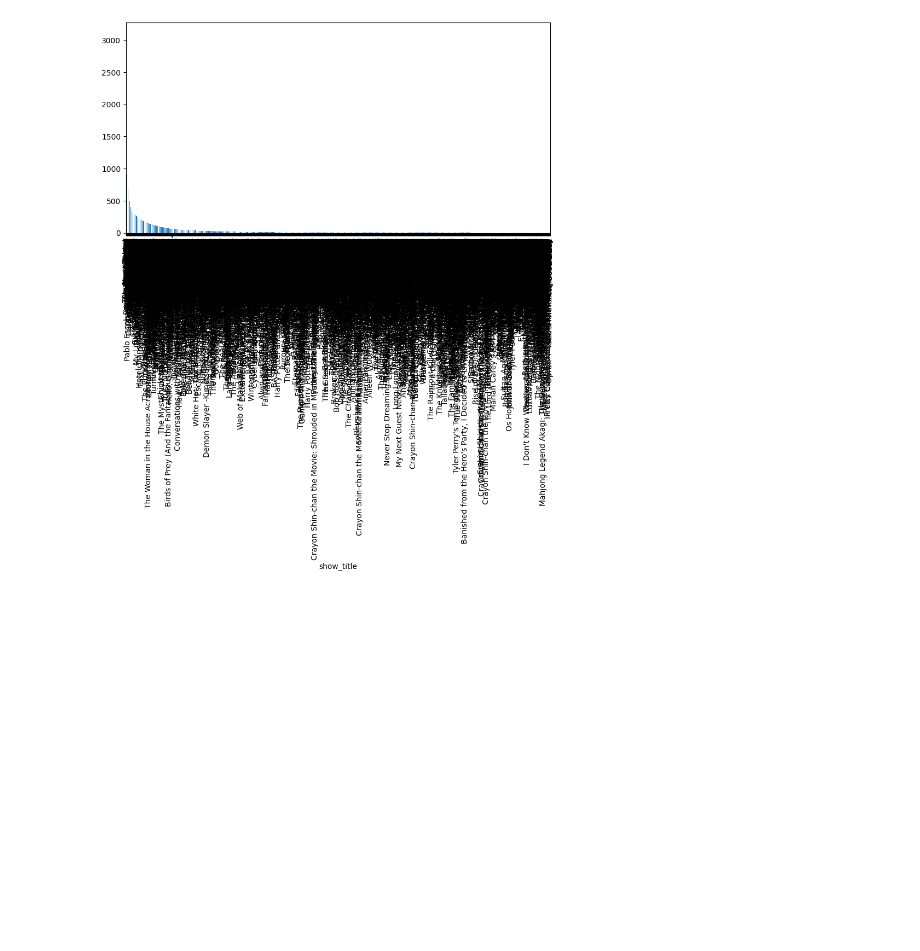
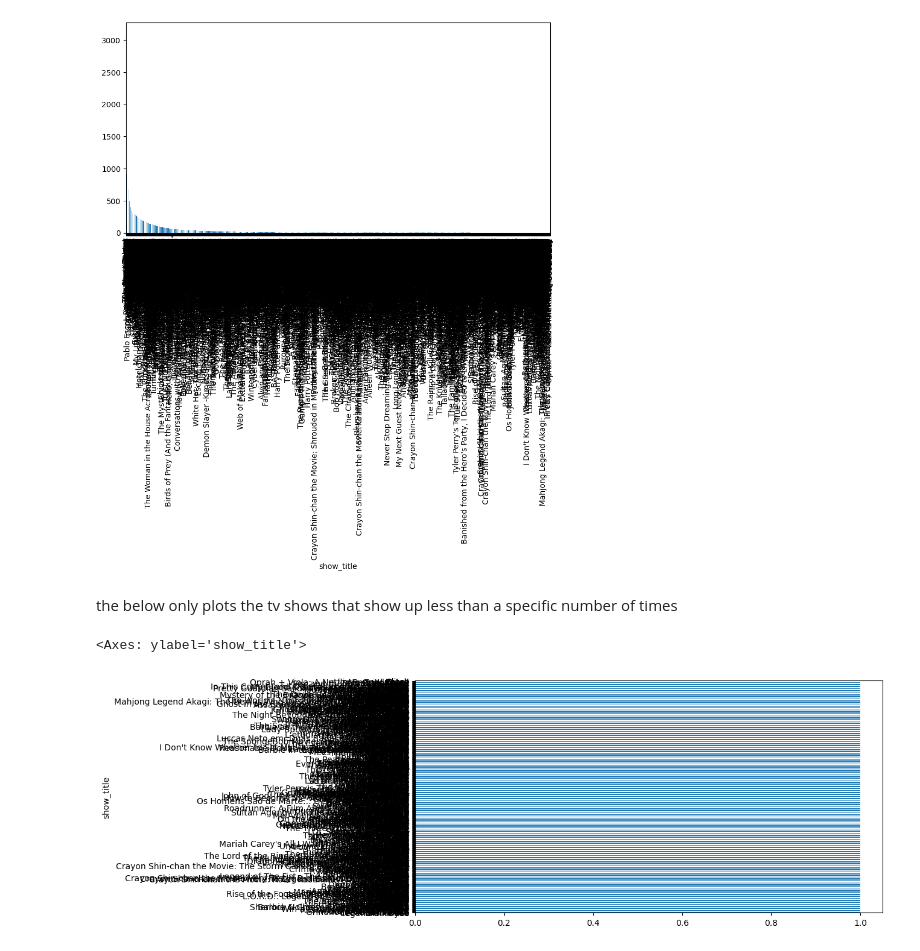
Before and after one commit to denyce-ng/CODE1161dataproject, a Jupyter notebook: project.ipynb, the cells around one changed output. Saved outputs shown, nothing was run; the diff lists cells and outputs as text; code cells hidden in the pictures; blank space fills up the shorter version.

Commit message:
filtered my data and created a basic panda copy

```diff
--- a/project.ipynb
+++ b/project.ipynb
@@ -54,7 +54,8 @@ netflix_data.head() #gives the top 5 rows
 | 3 | Argentina | AR | 2022-08-21 | Films | 4 | The Next 365 Days | NaN | ... |
 | 4 | Argentina | AR | 2022-08-21 | Films | 5 | The Angry Birds Movie 2 | NaN | ... |
 # %%
-netflix_data["show_title"].value_counts()
+count_of_shows=netflix_data["show_title"].value_counts()
+count_of_shows
 # %% [output]
 show_title
 Stranger Things                           3119
@@ -74,3 +75,10 @@ netflix_data["show_title"].value_counts().plot(kind="bar")
 # %% [output]
 <Axes: xlabel='show_title'>
 [figure]
+# %% [markdown]
+the below only plots the tv shows that show up less than a specific number of times
+# %%
+count_of_shows[count_of_shows ==1].plot(kind="barh")
+# %% [output]
+<Axes: ylabel='show_title'>
+[figure, added]
```
Also changed, not shown: parts of 6 cells of this notebook, 3 other files.
